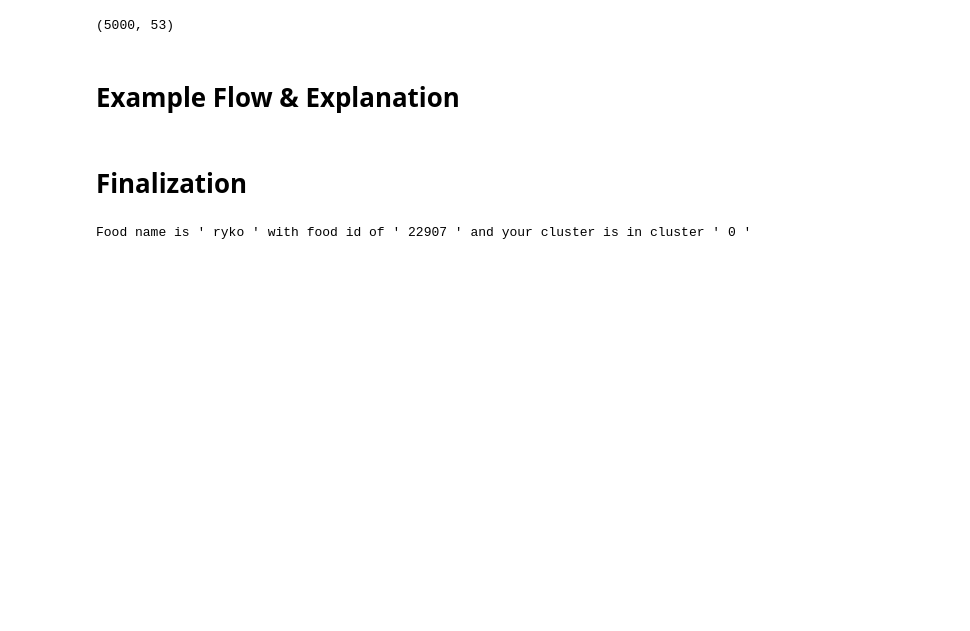
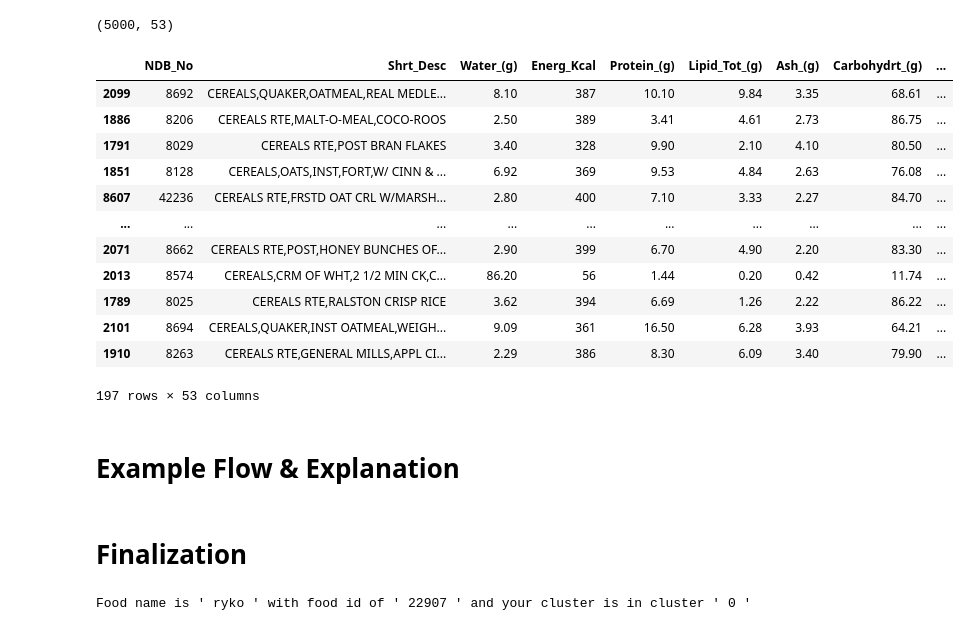
Before and after one commit to nutzbee/Collab-Tests, a Jupyter notebook: example.ipynb, the cells around one changed output. Cells and saved outputs as stored; diff of their text form; code cells hidden in the pictures; blank space fills up the shorter version.

```diff
--- a/example.ipynb
+++ b/example.ipynb
@@ -31,3 +34,22 @@ df.shape
+# %%
+unpickled = pickle.load(open('example.pkl', 'rb'))
+# %%
+ex = unpickled[unpickled['Shrt_Desc'].str.contains('cereal', case=False)]
+ex
+# %% [output]
+|  | NDB_No | Shrt_Desc | Water_(g) | Energ_Kcal | Protein_(g) | Lipid_Tot_(g) | Ash_(g) | Carbohydrt_(g) | ... |
+| 2099 | 8692 | CEREALS,QUAKER,OATMEAL,REAL MEDLE... | 8.10 | 387 | 10.10 | 9.84 | 3.35 | 68.61 | ... |
+| 1886 | 8206 | CEREALS RTE,MALT-O-MEAL,COCO-ROOS | 2.50 | 389 | 3.41 | 4.61 | 2.73 | 86.75 | ... |
+| 1791 | 8029 | CEREALS RTE,POST BRAN FLAKES | 3.40 | 328 | 9.90 | 2.10 | 4.10 | 80.50 | ... |
+| 1851 | 8128 | CEREALS,OATS,INST,FORT,W/ CINN & ... | 6.92 | 369 | 9.53 | 4.84 | 2.63 | 76.08 | ... |
+| 8607 | 42236 | CEREALS RTE,FRSTD OAT CRL W/MARSH... | 2.80 | 400 | 7.10 | 3.33 | 2.27 | 84.70 | ... |
+| ... | ... | ... | ... | ... | ... | ... | ... | ... | ... |
+| 2071 | 8662 | CEREALS RTE,POST,HONEY BUNCHES OF... | 2.90 | 399 | 6.70 | 4.90 | 2.20 | 83.30 | ... |
+| 2013 | 8574 | CEREALS,CRM OF WHT,2 1/2 MIN CK,C... | 86.20 | 56 | 1.44 | 0.20 | 0.42 | 11.74 | ... |
+| 1789 | 8025 | CEREALS RTE,RALSTON CRISP RICE | 3.62 | 394 | 6.69 | 1.26 | 2.22 | 86.22 | ... |
+| 2101 | 8694 | CEREALS,QUAKER,INST OATMEAL,WEIGH... | 9.09 | 361 | 16.50 | 6.28 | 3.93 | 64.21 | ... |
+| 1910 | 8263 | CEREALS RTE,GENERAL MILLS,APPL CI... | 2.29 | 386 | 8.30 | 6.09 | 3.40 | 79.90 | ... |
+197 rows × 53 columns
 # %% [markdown]
 # Example Flow & Explanation
 # %%
```
Also changed, not shown: parts of 3 cells of this notebook, 3 other files.
